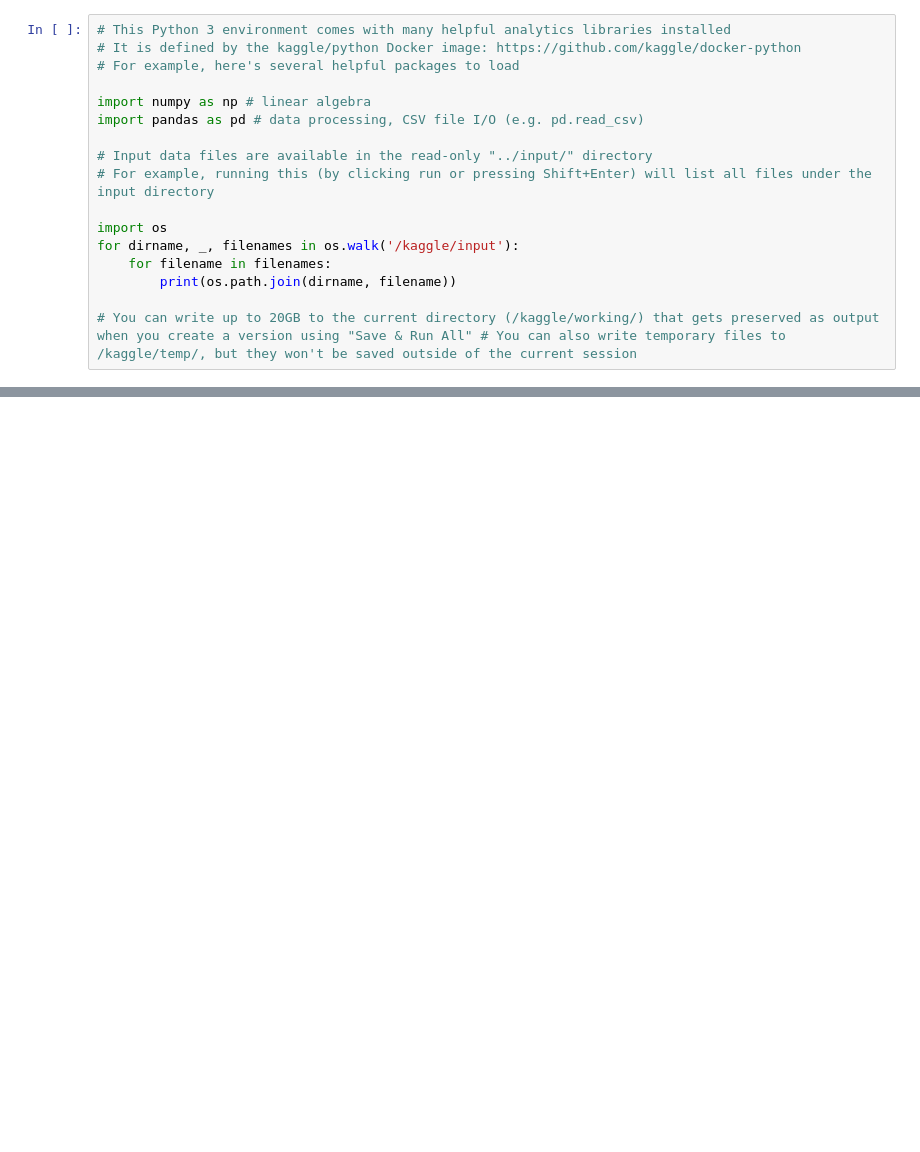
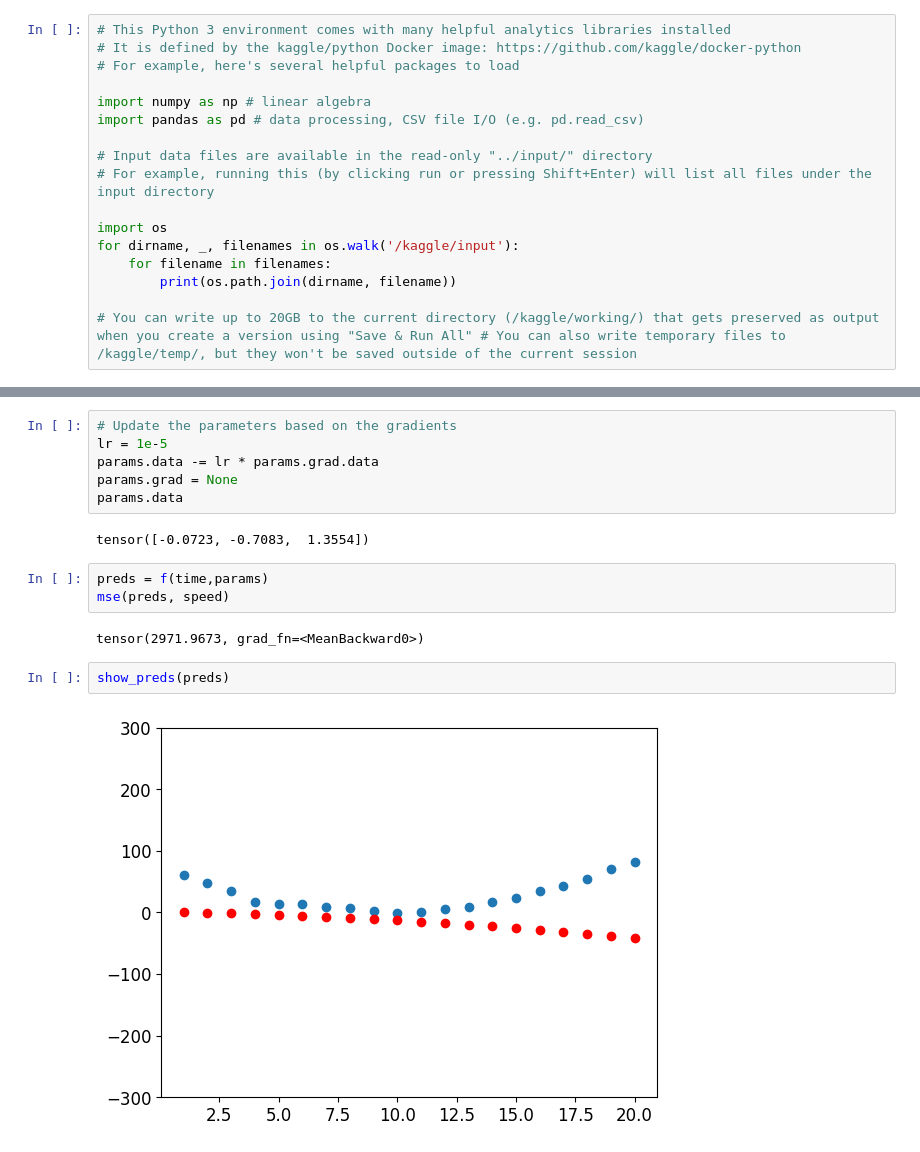
Before and after one commit to dphummel/AI, a Jupyter notebook: 3-or-7.ipynb, the cells around one changed output, grey strips where cells are left out. Cells and saved outputs as stored; diff of their text form; blank space fills up the shorter version.

```diff
--- a/3-or-7.ipynb
+++ b/3-or-7.ipynb
@@ -69,0 +161,17 @@ df.style.set_properties(**{'font-size':'6pt'}).background_gradient('Greys')
+# %%
+# Update the parameters based on the gradients
+lr = 1e-5
+params.data -= lr * params.grad.data
+params.grad = None
+params.data
+# %% [output]
+tensor([-0.0723, -0.7083,  1.3554])
+# %%
+preds = f(time,params)
+mse(preds, speed)
+# %% [output]
+tensor(2971.9673, grad_fn=<MeanBackward0>)
+# %%
+show_preds(preds)
+# %% [output]
+[figure, added]
```
Also changed, not shown: parts of 38 cells of this notebook.
